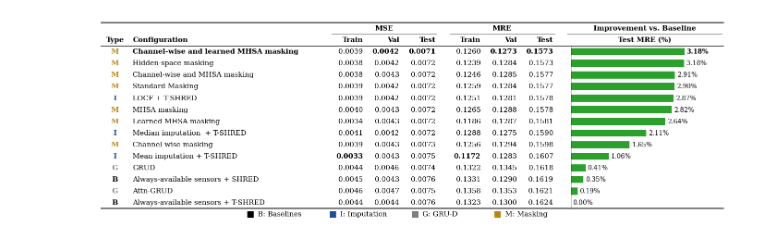
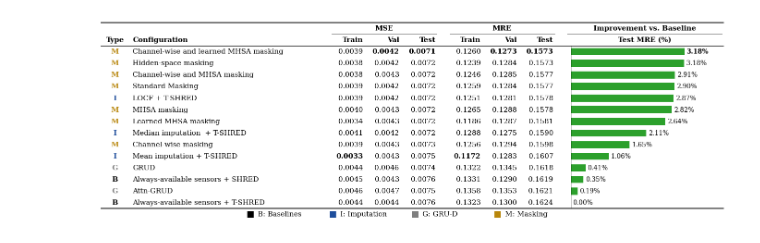
Before and after one commit to matteopasqual02/Masked-SHRED, a Jupyter notebook: Notebooks/HYDRO/Table.ipynb, the cells around one changed output. Saved outputs shown, nothing was run; the diff lists cells and outputs as text; code cells hidden in the pictures.

Commit message:
new images for tables

```diff
--- a/Notebooks/HYDRO/Table.ipynb
+++ b/Notebooks/HYDRO/Table.ipynb
@@ -154,9 +154,8 @@ bar_h = 0.62
 for r, row in df.iterrows():
     y = r + header_rows
     letter, rest, color = parse_label(row["type"])
-    is_best_config = np.isclose(row["test-mre"], best["test-mre"])
     put(0, y, letter, ha="center", color=color, fontweight="bold")
-    put(1, y, rest, fontweight="bold" if is_best_config else "normal")
+    put(1, y, rest)
     for col, c in zip(NUM_COLS, num_cols):
         is_best = row[c] == best[c]
         put(col, y, f"{row[c]:.4f}", ha="right", fontweight="bold" if is_best else "normal")
@@ -170,31 +169,31 @@ for r, row in df.iterrows():
     if v >= 0:
         ax.text(zero_x + w + 0.06, y + 0.5, f"{v:.2f}%", ha="left", va="center",
                 fontsize=fs_small, fontweight=weight)
     else:
         ax.text(zero_x + w - 0.06, y + 0.5, f"{v:.2f}%", ha="right", va="center",
                 fontsize=fs_small, fontweight=weight)
 
 ax.plot([zero_x, zero_x], [header_rows, n_rows + header_rows], color="black", lw=0.6)
 
 # ---- three booktabs rules ----
 ax.plot([0, total_w], [0, 0], color="black", lw=1.4)
 ax.plot([0, total_w], [header_rows, header_rows], color="black", lw=0.8)
 ax.plot([0, total_w], [n_rows + header_rows, n_rows + header_rows], color="black", lw=1.4)
 
 # ---- legenda sotto la tabella ----
 ly = n_rows + header_rows + legend_rows / 2
 sq = 0.17
 sq_h = sq / row_h
 gap_marker_text = 0.12
 entry_w = 2.3
 x_start = (total_w - entry_w * len(LEGEND)) / 2
 
 for i, (letter, label, color) in enumerate(LEGEND):
     x = x_start + i * entry_w
     ax.add_patch(Rectangle((x, ly - sq_h / 2), sq, sq_h, facecolor=color, edgecolor="none"))
     ax.text(x + sq + gap_marker_text, ly, f"{letter}: {label}", ha="left", va="center", fontsize=fs)
 
 fig.savefig("HYDRO_table.png", dpi=300, bbox_inches="tight", pad_inches=0.03)
 plt.show()
 # %% [output]
-[figure, old version]
+[figure, new version]
```
Also changed, not shown: 5 other files.
